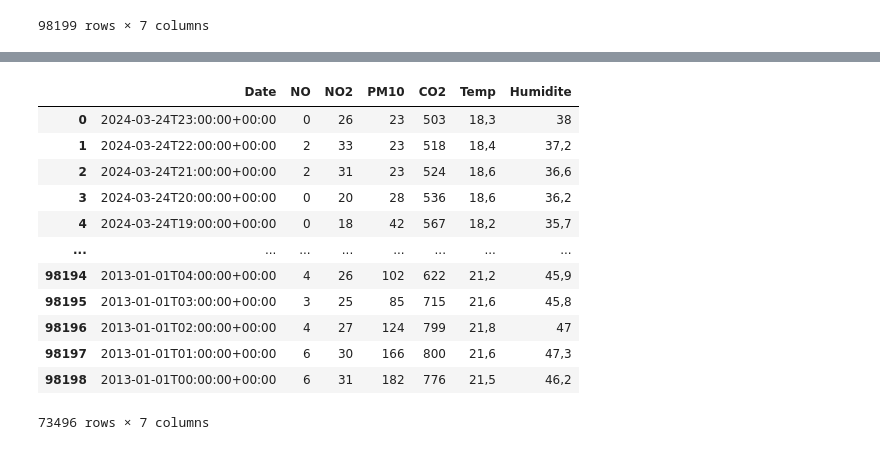
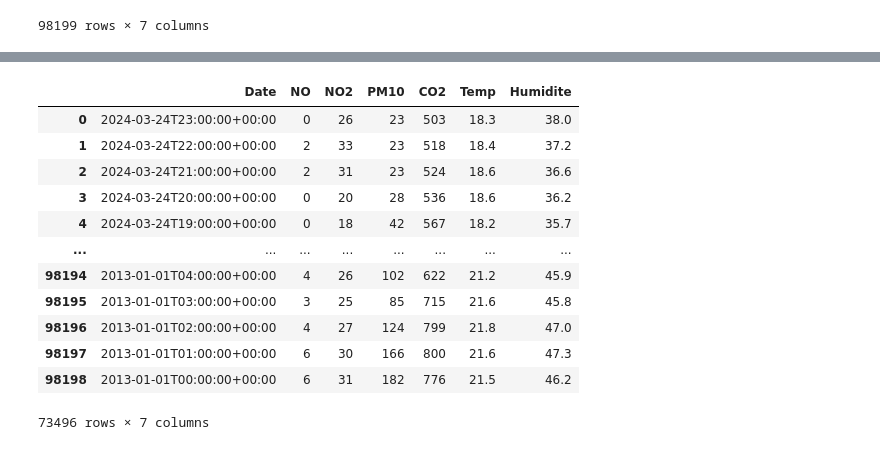
Before and after one commit to StAntho/WeatherPrevisions, a Jupyter notebook: pollution.ipynb, the cells around one changed output, grey strips where cells are left out. Cells and saved outputs as stored; diff of their text form; code cells hidden in the pictures.

```diff
--- a/pollution.ipynb
+++ b/pollution.ipynb
@@ -52,24 +76,42 @@ df_pollution
 # %%
 df_pollution = df_pollution.rename(columns={"dateheure": "Date", "nocha4": "NO", "n2cha4": "NO2", "10cha4": "PM10", "c2cha4": "CO2", "tcha4": "Temp", "hycha4": "Humidite"}, errors="raise")
 df_pollution['NO'] = df_pollution['NO'].str.replace('ND', '0')
 df_pollution['NO'] = df_pollution['NO'].str.replace('<', '')
+df_pollution['NO'] = df_pollution['NO'].str.replace('>', '')
+df_pollution['NO2'] = df_pollution['NO2'].str.replace('ND', '0')
+df_pollution['NO2'] = df_pollution['NO2'].str.replace('<', '')
+df_pollution['NO2'] = df_pollution['NO2'].str.replace('>', '')
+df_pollution['PM10'] = df_pollution['PM10'].str.replace('ND', '0')
+df_pollution['PM10'] = df_pollution['PM10'].str.replace('<', '')
+df_pollution['PM10'] = df_pollution['PM10'].str.replace('>', '')
+df_pollution['CO2'] = df_pollution['CO2'].str.replace('ND', '0')
+df_pollution['CO2'] = df_pollution['CO2'].str.replace('<', '')
+df_pollution['CO2'] = df_pollution['CO2'].str.replace('>', '')
+df_pollution['Temp'] = df_pollution['Temp'].str.replace('ND', '0')
+df_pollution['Temp'] = df_pollution['Temp'].str.replace('<', '')
+df_pollution['Temp'] = df_pollution['Temp'].str.replace('>', '')
+df_pollution['Temp'] = df_pollution['Temp'].replace(',','.', regex=True).astype(float)
+df_pollution['Humidite'] = df_pollution['Humidite'].str.replace('ND', '0')
+df_pollution['Humidite'] = df_pollution['Humidite'].str.replace('<', '')
+df_pollution['Humidite'] = df_pollution['Humidite'].str.replace('>', '')
+df_pollution['Humidite'] = df_pollution['Humidite'].replace(',','.', regex=True).astype(float)
 df_pollution.dropna(subset=['NO'], inplace=True)
 df_pollution.dropna(subset=['NO2'], inplace=True)
 df_pollution.dropna(subset=['PM10'], inplace=True)
 df_pollution.dropna(subset=['CO2'], inplace=True)
 df_pollution.dropna(subset=['Humidite'], inplace=True)
 df_pollution
 # %% [output]
 |  | Date | NO | NO2 | PM10 | CO2 | Temp | Humidite |
-| 0 | 2024-03-24T23:00:00+00:00 | 0 | 26 | 23 | 503 | 18,3 | 38 |
-| 1 | 2024-03-24T22:00:00+00:00 | 2 | 33 | 23 | 518 | 18,4 | 37,2 |
-| 2 | 2024-03-24T21:00:00+00:00 | 2 | 31 | 23 | 524 | 18,6 | 36,6 |
-| 3 | 2024-03-24T20:00:00+00:00 | 0 | 20 | 28 | 536 | 18,6 | 36,2 |
-| 4 | 2024-03-24T19:00:00+00:00 | 0 | 18 | 42 | 567 | 18,2 | 35,7 |
+| 0 | 2024-03-24T23:00:00+00:00 | 0 | 26 | 23 | 503 | 18.3 | 38.0 |
+| 1 | 2024-03-24T22:00:00+00:00 | 2 | 33 | 23 | 518 | 18.4 | 37.2 |
+| 2 | 2024-03-24T21:00:00+00:00 | 2 | 31 | 23 | 524 | 18.6 | 36.6 |
+| 3 | 2024-03-24T20:00:00+00:00 | 0 | 20 | 28 | 536 | 18.6 | 36.2 |
+| 4 | 2024-03-24T19:00:00+00:00 | 0 | 18 | 42 | 567 | 18.2 | 35.7 |
 | ... | ... | ... | ... | ... | ... | ... | ... |
-| 98194 | 2013-01-01T04:00:00+00:00 | 4 | 26 | 102 | 622 | 21,2 | 45,9 |
-| 98195 | 2013-01-01T03:00:00+00:00 | 3 | 25 | 85 | 715 | 21,6 | 45,8 |
-| 98196 | 2013-01-01T02:00:00+00:00 | 4 | 27 | 124 | 799 | 21,8 | 47 |
-| 98197 | 2013-01-01T01:00:00+00:00 | 6 | 30 | 166 | 800 | 21,6 | 47,3 |
-| 98198 | 2013-01-01T00:00:00+00:00 | 6 | 31 | 182 | 776 | 21,5 | 46,2 |
+| 98194 | 2013-01-01T04:00:00+00:00 | 4 | 26 | 102 | 622 | 21.2 | 45.9 |
+| 98195 | 2013-01-01T03:00:00+00:00 | 3 | 25 | 85 | 715 | 21.6 | 45.8 |
+| 98196 | 2013-01-01T02:00:00+00:00 | 4 | 27 | 124 | 799 | 21.8 | 47.0 |
+| 98197 | 2013-01-01T01:00:00+00:00 | 6 | 30 | 166 | 800 | 21.6 | 47.3 |
+| 98198 | 2013-01-01T00:00:00+00:00 | 6 | 31 | 182 | 776 | 21.5 | 46.2 |
 73496 rows × 7 columns
```
Also changed, not shown: parts of 14 cells of this notebook.
